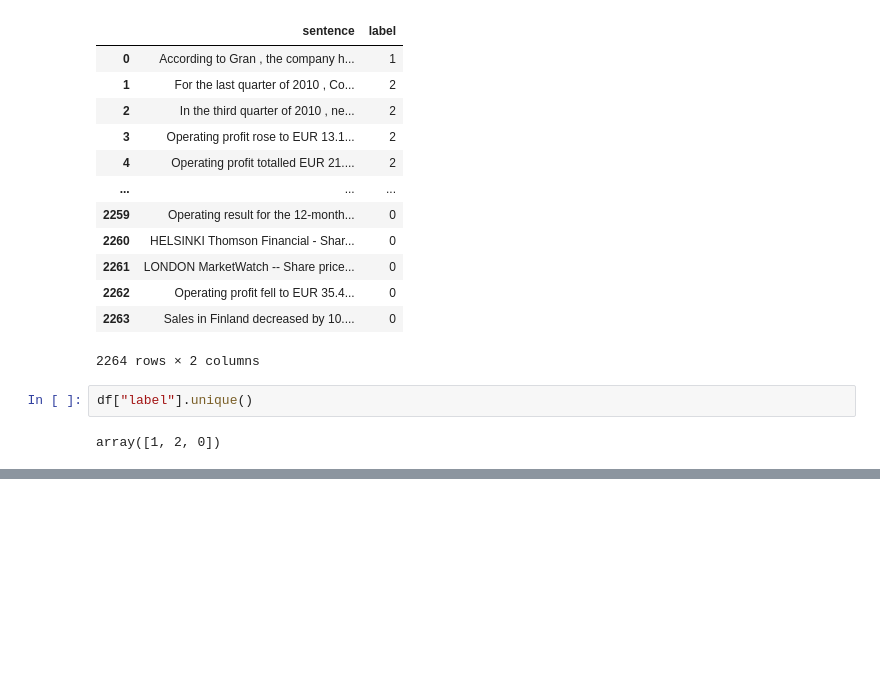
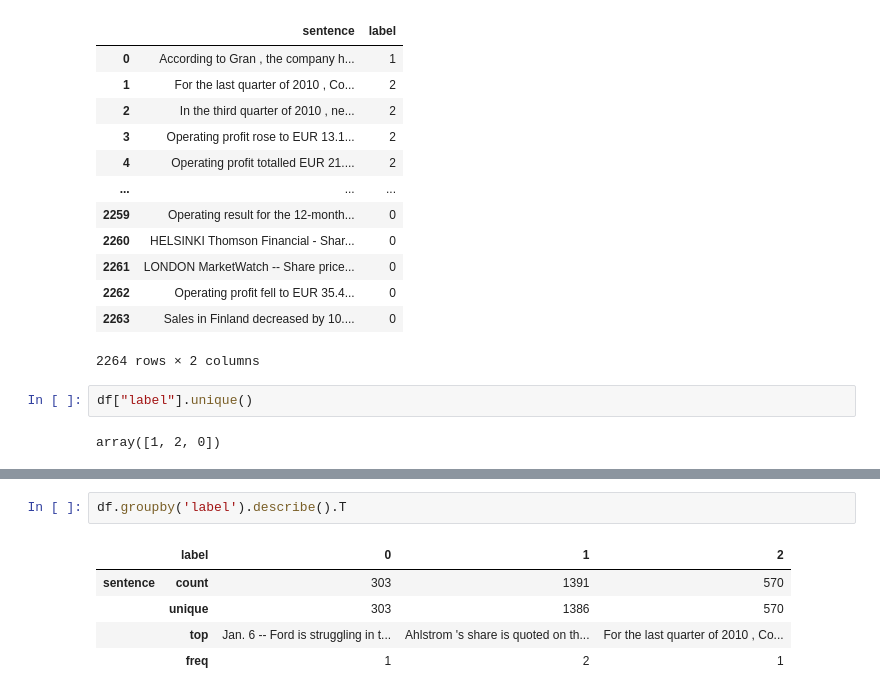
Before and after one commit to agnislur/financial_phrasebank, a Jupyter notebook: financial_phrasebank.ipynb, the cells around one changed output, grey strips where cells are left out. Cells and saved outputs as stored; diff of their text form; blank space fills up the shorter version.

```diff
--- a/financial_phrasebank.ipynb
+++ b/financial_phrasebank.ipynb
@@ -63,0 +102,8 @@ array([1, 2, 0])
+# %%
+df.groupby('label').describe().T
+# %% [output]
+|  | label | 0 | 1 | 2 |
+| sentence | count | 303 | 1391 | 570 |
+|  | unique | 303 | 1386 | 570 |
+|  | top | Jan. 6 -- Ford is struggling in t... | Ahlstrom 's share is quoted on th... | For the last quarter of 2010 , Co... |
+|  | freq | 1 | 2 | 1 |
```
Also changed, not shown: parts of 6 cells of this notebook.
